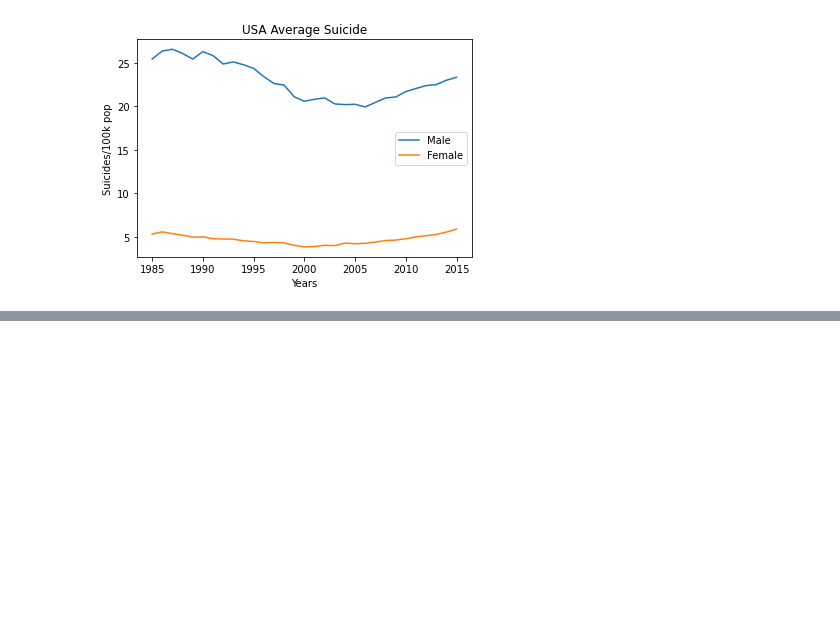
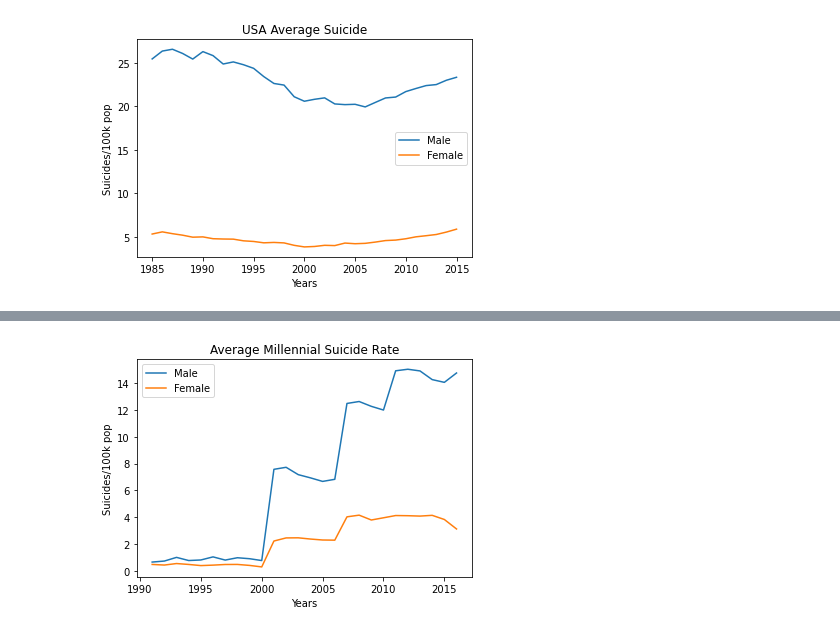
Before and after one commit to ludmilagd/SocialMediaUsageImpact, a Jupyter notebook: SuicideRatebyGender.ipynb, the cells around one changed output, grey strips where cells are left out. Cells and saved outputs as stored; diff of their text form; code cells hidden in the pictures; blank space fills up the shorter version.

```diff
--- a/SuicideRatebyGender.ipynb
+++ b/SuicideRatebyGender.ipynb
@@ -161,0 +172,3 @@ plt.show()
+# %%
+mil_male_group = mil_male.groupby(["year"]).mean()["suicides/100k pop"]
+mil_male_group.head()
@@ -161,0 +183,3 @@ plt.show()
+# %%
+mil_female = female_df.loc[female_df["generation"] == "Millenials",:]
+mil_female.head()
@@ -161,0 +193,3 @@ plt.show()
+# %%
+mil_female_group = mil_female.groupby(["year"]).mean()["suicides/100k pop"]
+mil_female_group.head()
@@ -161,0 +204,4 @@ plt.show()
+# %%
+world_mil = pd.DataFrame({"Male World Millennial Suicide Rate": mil_male_group,
+                          "Female World Millennial Suicide Rate": mil_female_group})
+world_mil.head()
@@ -161,0 +216,10 @@ plt.show()
+# %%
+plt.plot(world_mil["Male World Millennial Suicide Rate"], label="Male")
+plt.plot(world_mil["Female World Millennial Suicide Rate"], label="Female")
+plt.title('Average Millennial Suicide Rate')
+plt.xlabel('Years')
+plt.ylabel('Suicides/100k pop')
+plt.legend()
+plt.show()
+# %% [output]
+[figure, added]
```
Also changed, not shown: parts of 15 cells of this notebook.
